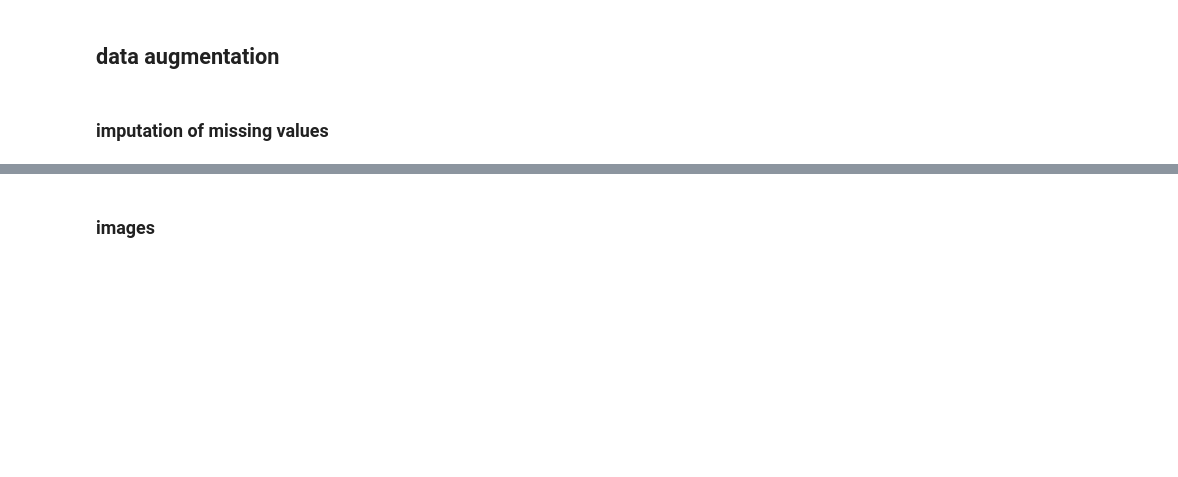
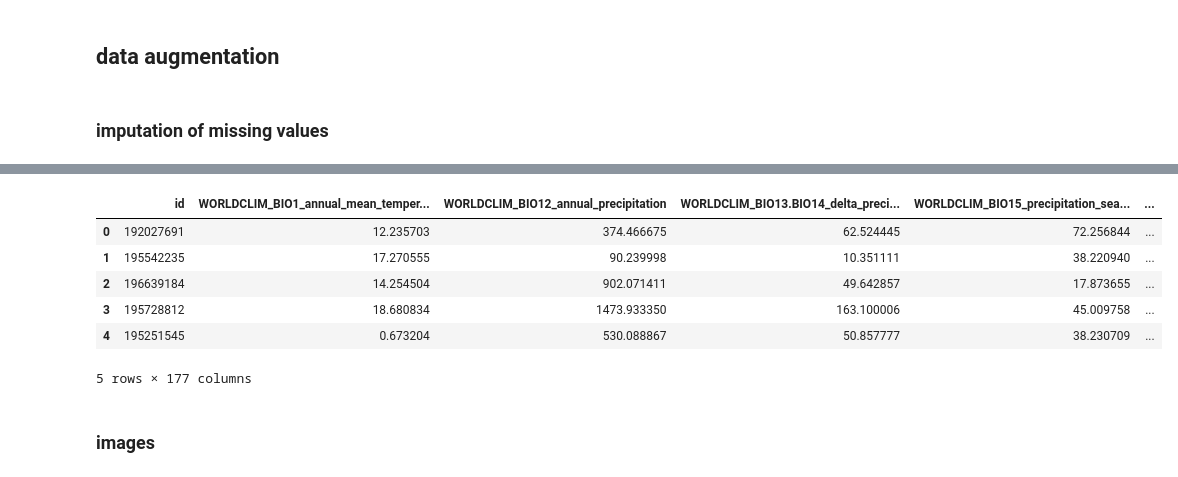
Before and after one commit to KaiErikNiermann/vu-ml-project, a Jupyter notebook: src/testing.ipynb, the cells around one changed output, grey strips where cells are left out. Cells and saved outputs as stored; diff of their text form; code cells hidden in the pictures; blank space fills up the shorter version.

```diff
--- a/src/testing.ipynb
+++ b/src/testing.ipynb
@@ -324,11 +346,15 @@ Features marked as `X*_sd` are missing for almost 30% of the data (16387/55489)
 # use KNN to try to fill the X*_sd columns
 from sklearn.impute import KNNImputer
 
-imputer = KNNImputer(n_neighbors=5, missing_values=np.nan, weights='distance')
+imputer = KNNImputer(n_neighbors=5, missing_values=-1.0, weights='distance')
 
 tabular = df.iloc[:, 170:176]
 
+imputed_df = None
+
 # if data not in csv already
-# if not os.path.exists(f"{DATA_PATH}/train_knn_imputed.csv"):
-imputed_tabluar = imputer.fit_transform(tabular)
-imputed_df = pd.DataFrame(imputed_tabluar)
+if not os.path.exists(f"{DATA_PATH}/train_knn_imputed.csv"):
+    imputed_tabluar = imputer.fit_transform(tabular)
+    imputed_df = pd.DataFrame(imputed_tabluar)
+else:
+    imputed_df = pd.read_csv(f"{DATA_PATH}/train_knn_imputed.csv")
@@ -335,11 +380,22 @@ imputed_df = pd.DataFrame(imputed_tabluar)
 # %%
 imputed_df = imputed_df.rename(columns={i: f"{config.aux_class_names[i]}" for i in range(6)})
-df = pd.concat([df.iloc[:, :170], imputed_df, df['image_path']], axis=1)
 
 # save the imputed data to a new csv in 'data/test_knn_imputed.csv'
-df.to_csv(DATA_PATH + '/train_knn_imputed.csv', index=False)
+if not os.path.exists(f"{DATA_PATH}/train_knn_imputed.csv"):
+    df = pd.concat([df.iloc[:, :170], imputed_df, df['image_path']], axis=1)
+    df.to_csv(DATA_PATH + '/train_knn_imputed.csv', index=False)
+
+df = df.iloc[:,:177]
 
 display(df.head(5))
+# %% [output]
+|  | id | WORLDCLIM_BIO1_annual_mean_temper... | WORLDCLIM_BIO12_annual_precipitation | WORLDCLIM_BIO13.BIO14_delta_preci... | WORLDCLIM_BIO15_precipitation_sea... | ... |
+| 0 | 192027691 | 12.235703 | 374.466675 | 62.524445 | 72.256844 | ... |
+| 1 | 195542235 | 17.270555 | 90.239998 | 10.351111 | 38.220940 | ... |
+| 2 | 196639184 | 14.254504 | 902.071411 | 49.642857 | 17.873655 | ... |
+| 3 | 195728812 | 18.680834 | 1473.933350 | 163.100006 | 45.009758 | ... |
+| 4 | 195251545 | 0.673204 | 530.088867 | 50.857777 | 38.230709 | ... |
+5 rows × 177 columns
 # %% [markdown]
 ### images
 # %%
```
Also changed, not shown: parts of 21 cells of this notebook, 3 other files.
